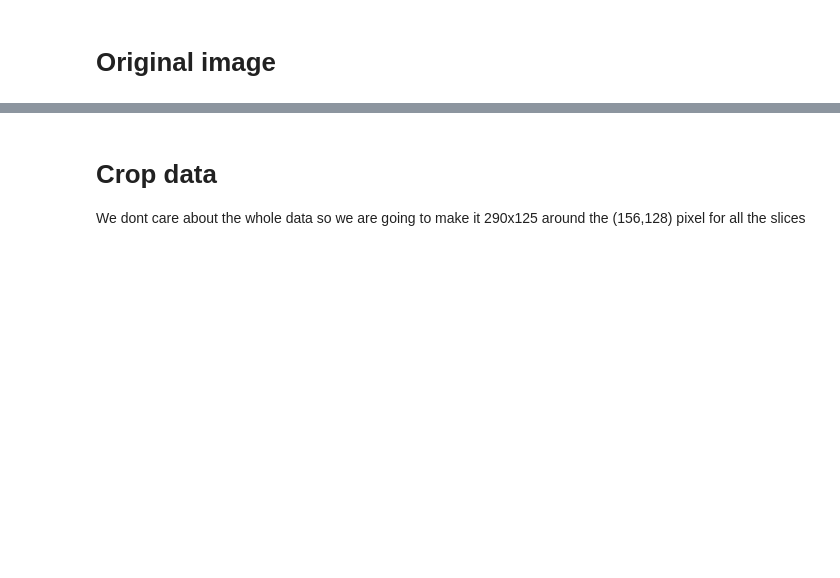
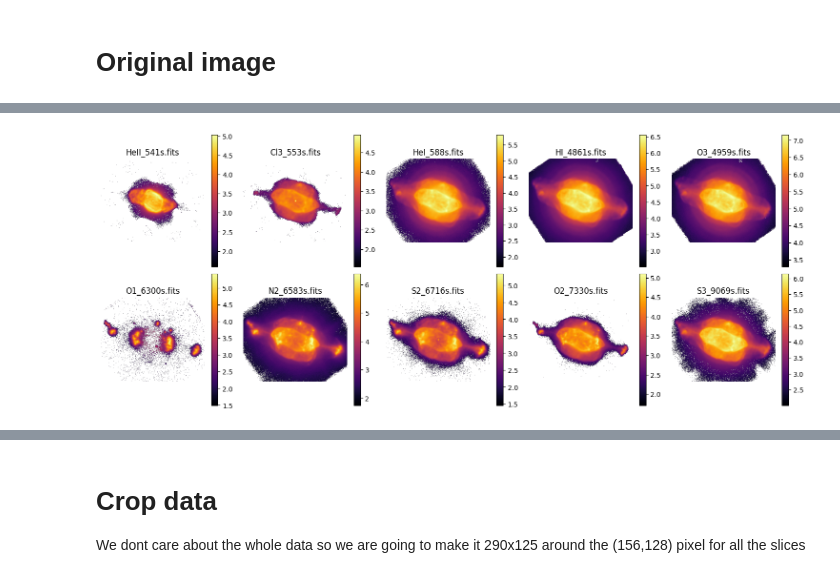
Before and after one commit to dim-papach/sequencer_project, a Jupyter notebook: sequencer_spectra.ipynb, the cells around one changed output, grey strips where cells are left out. Drawn from its saved outputs; the diff is of its cells as text; code cells hidden in the pictures; blank space fills up the shorter version.

Commit message:
save images

```diff
--- a/sequencer_spectra.ipynb
+++ b/sequencer_spectra.ipynb
@@ -56,35 +77,49 @@ slice_names
 # %%
 # Define how many images you want per row
 def plot_slices(data, slice_names, n_cols=5, log_scale=True):
+    # --- The Name Fix Logic ---
+    # This looks at the line of code that called this function
+    frame = inspect.currentframe().f_back
+    try:
+        # Find the name of the variable passed as the first argument
+        call_line = inspect.getframeinfo(frame).code_context[0]
+        arg_start = call_line.find("(") + 1
+        arg_end = call_line.find(",")
+        data_name = call_line[arg_start:arg_end].strip()
+    except:
+        data_name = "dataset" # Fallback
+    # ---------------------------
     n_slices = data.shape[0]
     n_rows = math.ceil(n_slices / n_cols)
 
     # Create the figure with calculated dimensions
     fig, axes = plt.subplots(n_rows, n_cols, figsize=(15, 3 * n_rows), squeeze=False)
     axes = axes.flatten()
 
     for i in range(len(axes)):
         if i < n_slices:
             # Plot actual data
             if log_scale:
                 axes[i].imshow(np.log10(data[i]), cmap='inferno', origin='lower')
             else:
                 axes[i].imshow(data[i], cmap='inferno', origin='lower')
 
             axes[i].set_title(f'{slice_names[i]}')
             # Add colorbar for each subplot
             plt.colorbar(axes[i].images[0], ax=axes[i])
         else:
             # Hide empty subplots if n_slices isn't a perfect multiple of n_cols
             axes[i].set_visible(False)
 
         axes[i].axis('off')
-
     plt.tight_layout()
+    plt.savefig(f"images/{data_name}_slices.png", dpi=DPI)
     plt.show()
 
 # Call the function
 plot_slices(data, slice_names)
+# %% [output]
+[figure, added]
 # %%
 # flatten the data array
 data_2d = data.reshape(data.shape[0], -1).T
```
Also changed, not shown: parts of 12 cells of this notebook, 3 other files.
